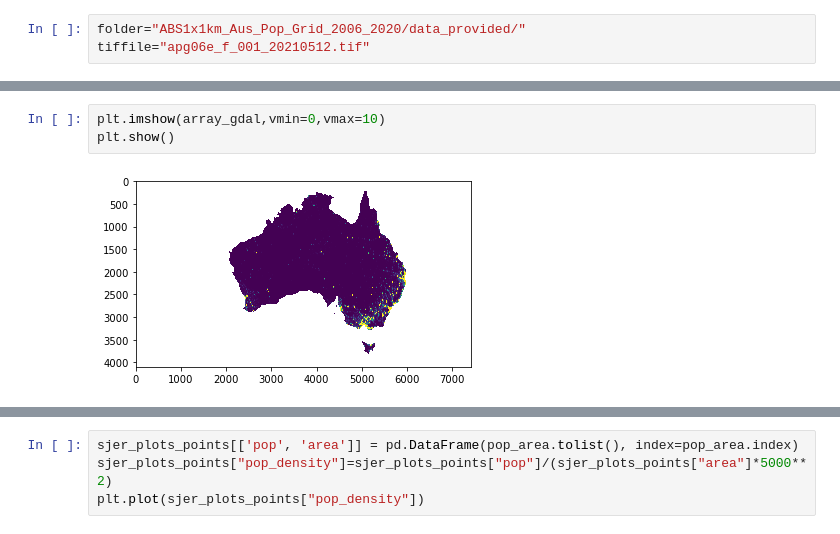
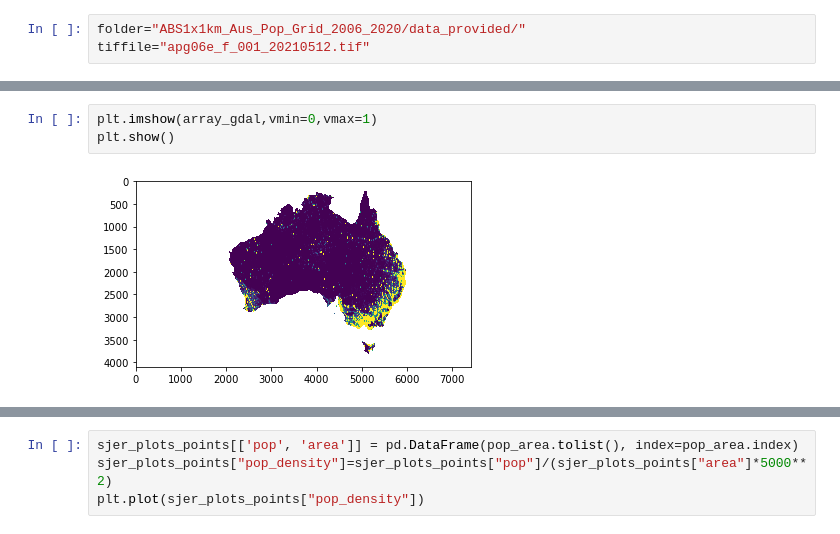
Before and after one commit to cardat/air-health-gis-tools, a Jupyter notebook: exploration.ipynb, the cells around one changed output, grey strips where cells are left out. Saved outputs shown, nothing was run; the diff lists cells and outputs as text.

```diff
--- a/exploration.ipynb
+++ b/exploration.ipynb
@@ -75,6 +74,6 @@ Wall time: 517 ms
 # %%
-plt.imshow(array_gdal,vmin=0,vmax=10)
+plt.imshow(array_gdal,vmin=0,vmax=1)
 plt.show()
 # %% [output]
-[figure, old version]
+[figure, new version]
 # %%
```
Also changed, not shown: parts of 30 cells of this notebook, 1 other file.
